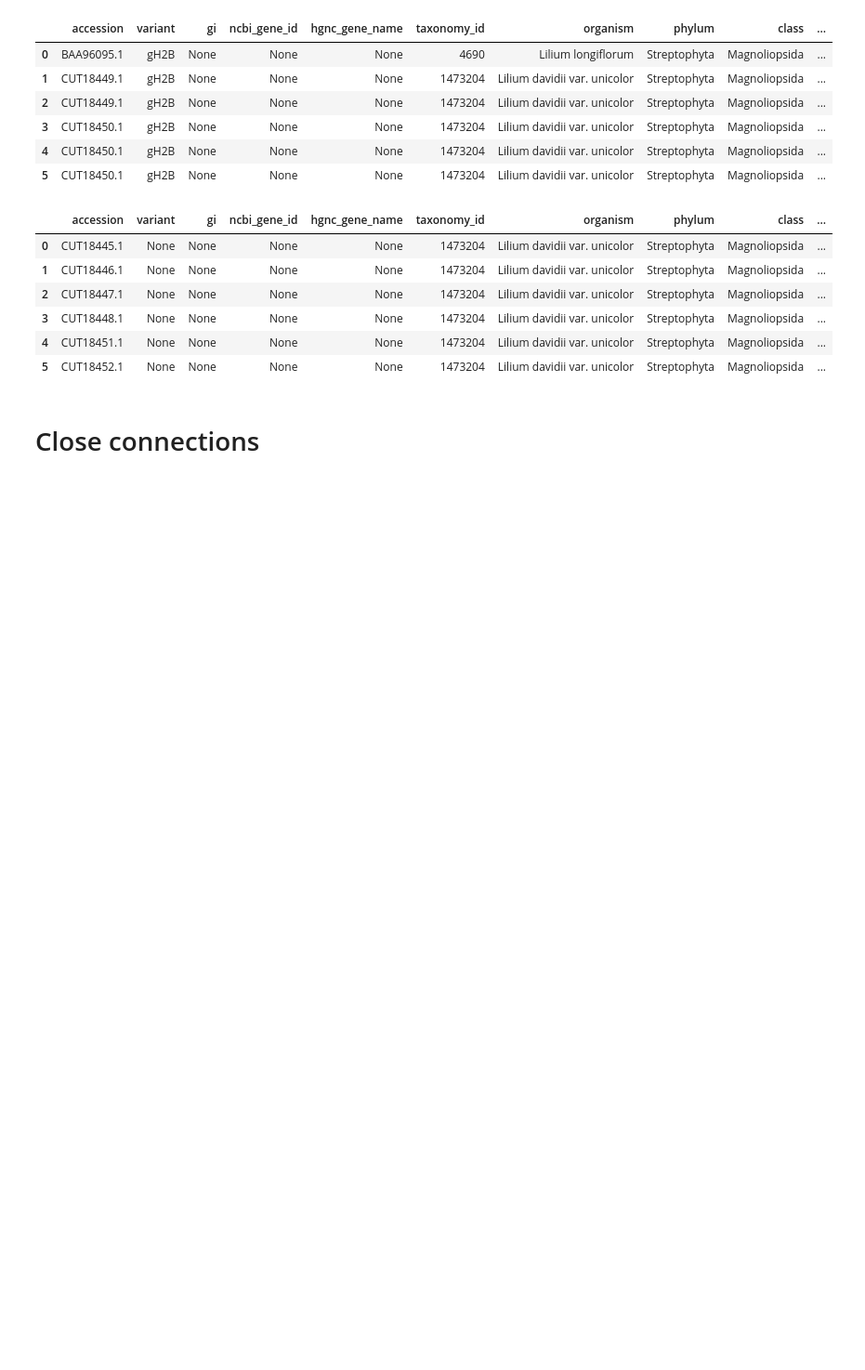
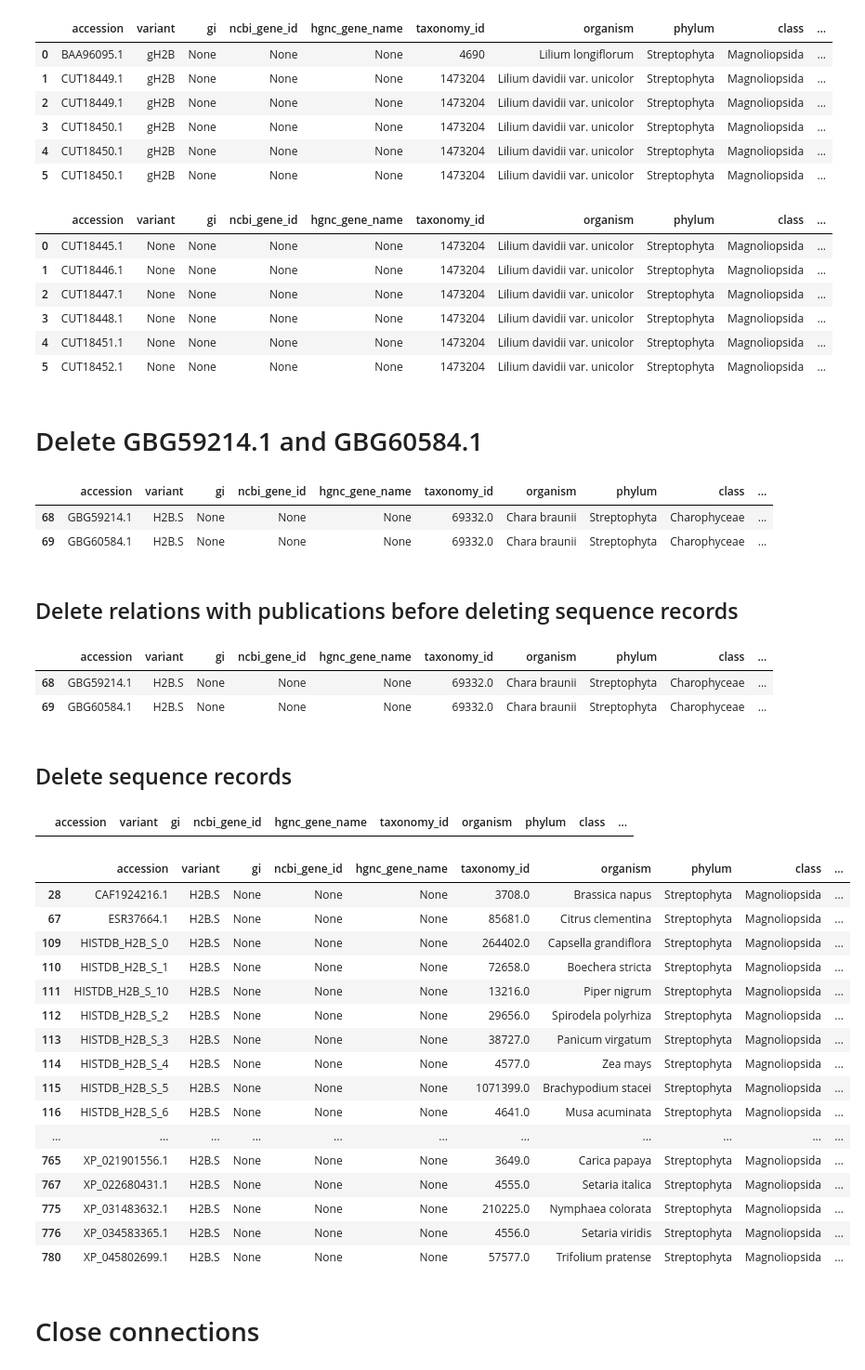
Before and after one commit to intbio/histonedb, a Jupyter notebook: CURATED_SET/curated_service/curatedDB/UPD_curatedDB_241113.ipynb, the cells around one changed output. Shown at 93% size. Cells and saved outputs as stored; diff of their text form; code cells hidden in the pictures; blank space fills up the shorter version.

Commit message:
Corrected H2B.S sequences

```diff
--- a/CURATED_SET/curated_service/curatedDB/UPD_curatedDB_241113.ipynb
+++ b/CURATED_SET/curated_service/curatedDB/UPD_curatedDB_241113.ipynb
@@ -408,3 +408,19 @@ df
 # %%
 # Make sure data is committed to the database
 conn.commit()
+# %% [markdown]
+# Delete GBG59214.1 and GBG60584.1
+# %%
+query = (
+    "SELECT * FROM sequence s LEFT JOIN sequence_has_publication sp "
+    "ON s.accession = sp.sequence_accession "
+)
+cursor.execute(query)
+df = pd.DataFrame(cursor.fetchall(), columns=[i[0] for i in cursor.description])
+df[df["accession"].isin(["GBG59214.1", "GBG60584.1"])]
+# %% [output]
+|  | accession | variant | gi | ncbi_gene_id | hgnc_gene_name | taxonomy_id | organism | phylum | class | ... |
+| 68 | GBG59214.1 | H2B.S | None | None | None | 69332.0 | Chara braunii | Streptophyta | Charophyceae | ... |
+| 69 | GBG60584.1 | H2B.S | None | None | None | 69332.0 | Chara braunii | Streptophyta | Charophyceae | ... |
+# %% [markdown]
+## Delete relations with publications before deleting sequence records
@@ -410,0 +433,14 @@ conn.commit()
+# %%
+query = (
+    "SELECT * FROM sequence s LEFT JOIN sequence_has_publication sp "
+    "ON s.accession = sp.sequence_accession "
+)
+cursor.execute(query)
+df = pd.DataFrame(cursor.fetchall(), columns=[i[0] for i in cursor.description])
+df[df["accession"].isin(["GBG59214.1", "GBG60584.1"])]
+# %% [output]
+|  | accession | variant | gi | ncbi_gene_id | hgnc_gene_name | taxonomy_id | organism | phylum | class | ... |
+| 68 | GBG59214.1 | H2B.S | None | None | None | 69332.0 | Chara braunii | Streptophyta | Charophyceae | ... |
+| 69 | GBG60584.1 | H2B.S | None | None | None | 69332.0 | Chara braunii | Streptophyta | Charophyceae | ... |
+# %% [markdown]
+## Delete sequence records
@@ -410,0 +453,30 @@ conn.commit()
+# %%
+query = (
+    "SELECT * FROM sequence s LEFT JOIN sequence_has_publication sp "
+    "ON s.accession = sp.sequence_accession "
+)
+cursor.execute(query)
+df = pd.DataFrame(cursor.fetchall(), columns=[i[0] for i in cursor.description])
+df[df["accession"].isin(["GBG59214.1", "GBG60584.1"])]
+# %% [output]
+|  | accession | variant | gi | ncbi_gene_id | hgnc_gene_name | taxonomy_id | organism | phylum | class | ... |
+# %%
+df[df["variant"]=="H2B.S"]
+# %% [output]
+|  | accession | variant | gi | ncbi_gene_id | hgnc_gene_name | taxonomy_id | organism | phylum | class | ... |
+| 28 | CAF1924216.1 | H2B.S | None | None | None | 3708.0 | Brassica napus | Streptophyta | Magnoliopsida | ... |
+| 67 | ESR37664.1 | H2B.S | None | None | None | 85681.0 | Citrus clementina | Streptophyta | Magnoliopsida | ... |
+| 109 | HISTDB_H2B_S_0 | H2B.S | None | None | None | 264402.0 | Capsella grandiflora | Streptophyta | Magnoliopsida | ... |
+| 110 | HISTDB_H2B_S_1 | H2B.S | None | None | None | 72658.0 | Boechera stricta | Streptophyta | Magnoliopsida | ... |
+| 111 | HISTDB_H2B_S_10 | H2B.S | None | None | None | 13216.0 | Piper nigrum | Streptophyta | Magnoliopsida | ... |
+| 112 | HISTDB_H2B_S_2 | H2B.S | None | None | None | 29656.0 | Spirodela polyrhiza | Streptophyta | Magnoliopsida | ... |
+| 113 | HISTDB_H2B_S_3 | H2B.S | None | None | None | 38727.0 | Panicum virgatum | Streptophyta | Magnoliopsida | ... |
+| 114 | HISTDB_H2B_S_4 | H2B.S | None | None | None | 4577.0 | Zea mays | Streptophyta | Magnoliopsida | ... |
+| 115 | HISTDB_H2B_S_5 | H2B.S | None | None | None | 1071399.0 | Brachypodium stacei | Streptophyta | Magnoliopsida | ... |
+| 116 | HISTDB_H2B_S_6 | H2B.S | None | None | None | 4641.0 | Musa acuminata | Streptophyta | Magnoliopsida | ... |
+| ... | ... | ... | ... | ... | ... | ... | ... | ... | ... | ... |
+| 765 | XP_021901556.1 | H2B.S | None | None | None | 3649.0 | Carica papaya | Streptophyta | Magnoliopsida | ... |
+| 767 | XP_022680431.1 | H2B.S | None | None | None | 4555.0 | Setaria italica | Streptophyta | Magnoliopsida | ... |
+| 775 | XP_031483632.1 | H2B.S | None | None | None | 210225.0 | Nymphaea colorata | Streptophyta | Magnoliopsida | ... |
+| 776 | XP_034583365.1 | H2B.S | None | None | None | 4556.0 | Setaria viridis | Streptophyta | Magnoliopsida | ... |
+| 780 | XP_045802699.1 | H2B.S | None | None | None | 57577.0 | Trifolium pratense | Streptophyta | Magnoliopsida | ... |
```
Also changed, not shown: parts of 6 cells of this notebook, 2 other files.
